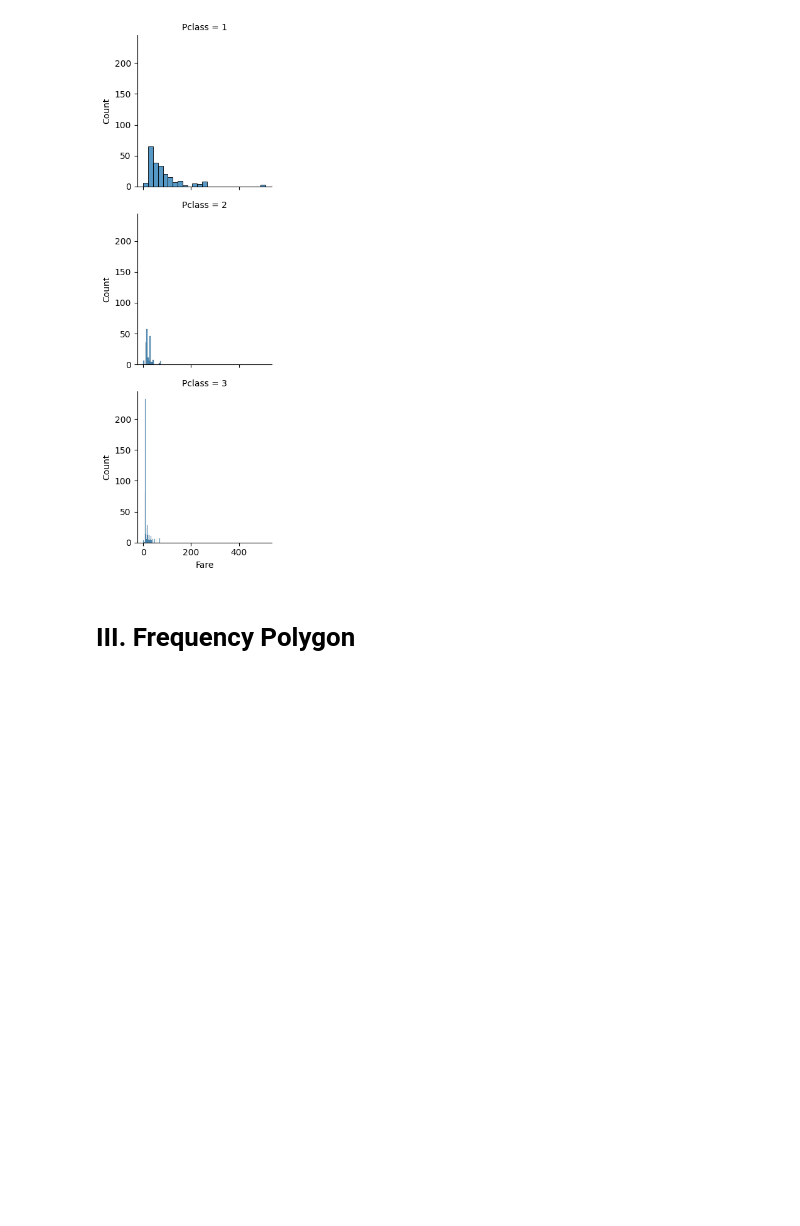
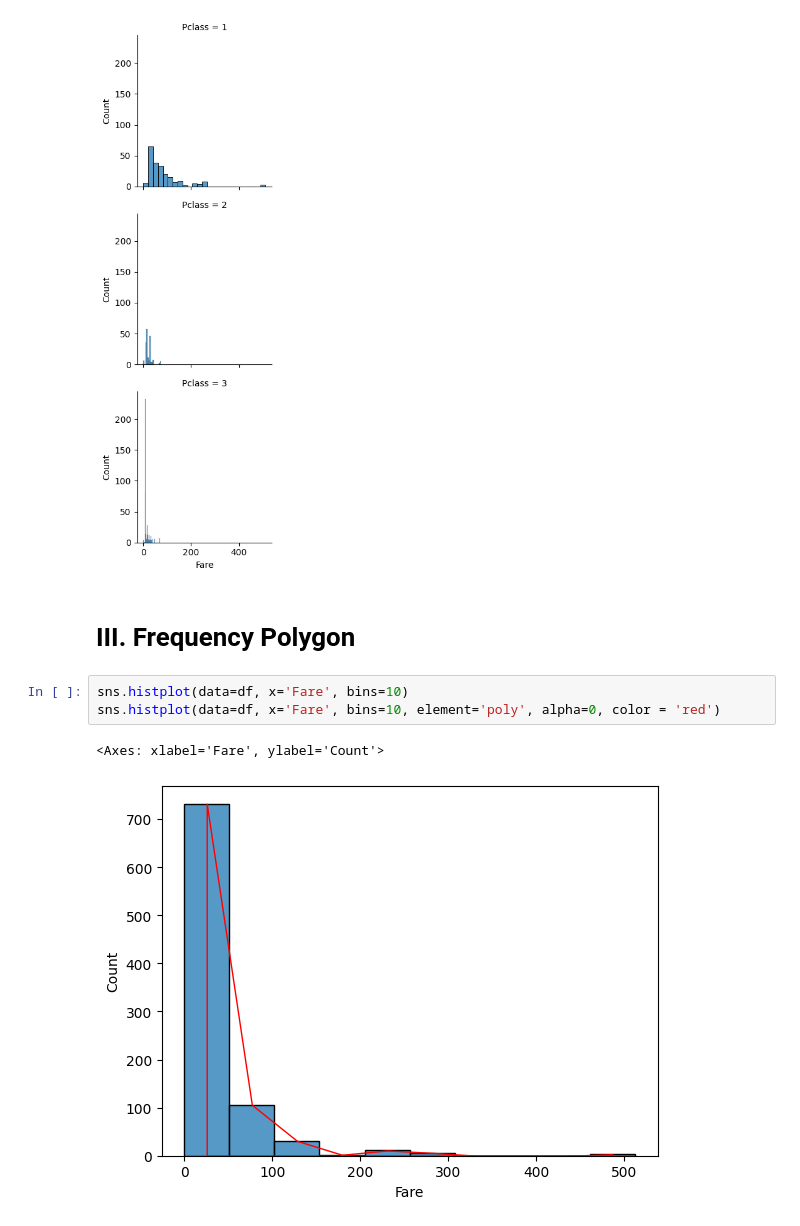
Before and after one commit to Akith-002/titanic_stat, a Jupyter notebook: Graphical_presentation_of_Data.ipynb, the cells around one changed output. Drawn from its saved outputs; the diff is of its cells as text; blank space fills up the shorter version.

```diff
--- a/Graphical_presentation_of_Data.ipynb
+++ b/Graphical_presentation_of_Data.ipynb
@@ -230,3 +230,9 @@ g.map(sns.histplot, 'Fare')
 [figure]
 # %% [markdown]
 # **III. Frequency Polygon**
+# %%
+sns.histplot(data=df, x='Fare', bins=10)
+sns.histplot(data=df, x='Fare', bins=10, element='poly', alpha=0, color = 'red')
+# %% [output]
+<Axes: xlabel='Fare', ylabel='Count'>
+[figure, added]
```
Also changed, not shown: parts of 16 cells of this notebook.
